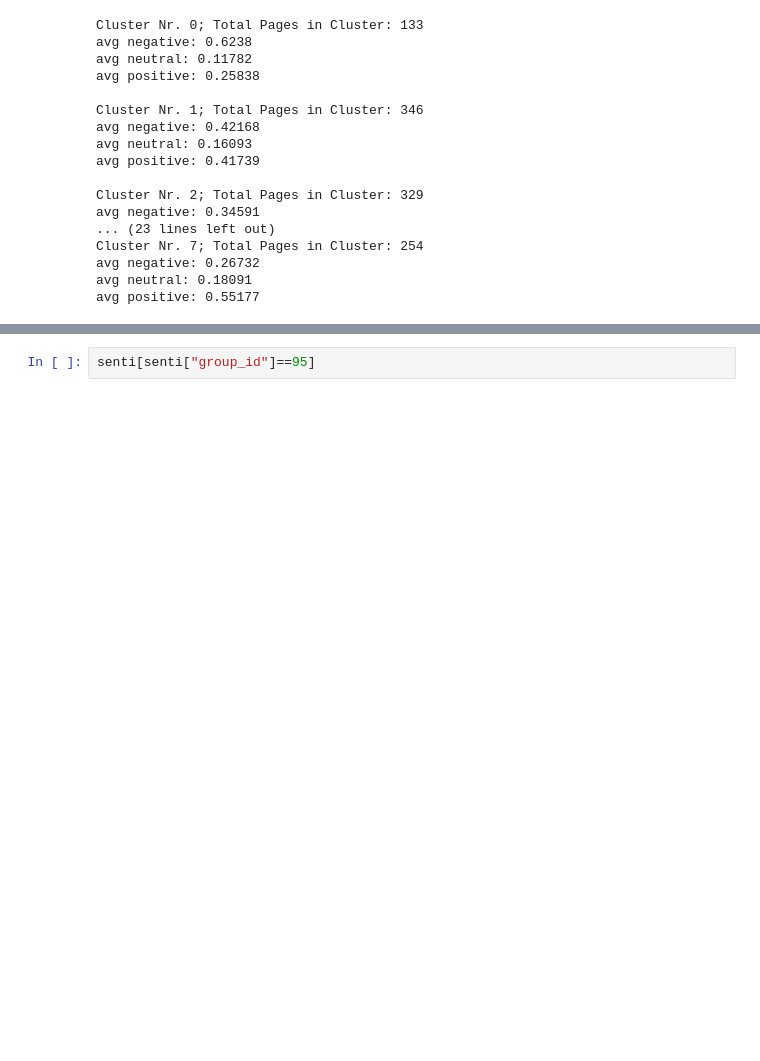
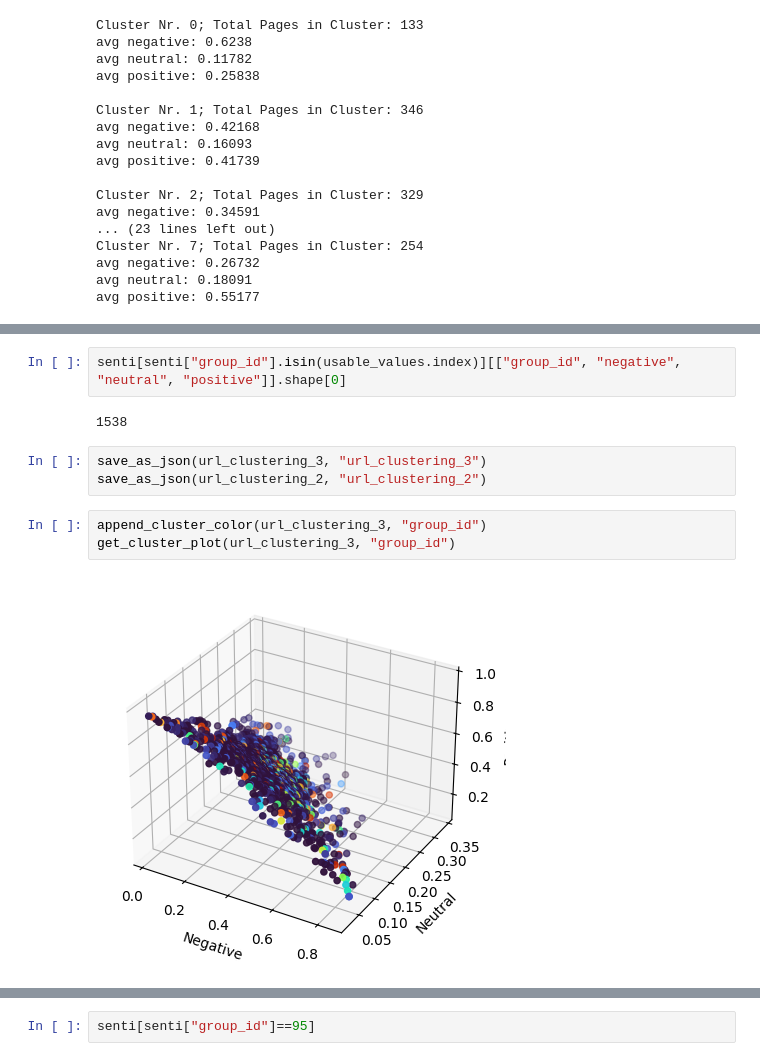
Before and after one commit to rmnrth4/wbth-project, a Jupyter notebook: sentiment-analyser/result_analysis.ipynb, the cells around one changed output, grey strips where cells are left out. Saved outputs shown, nothing was run; the diff lists cells and outputs as text; blank space fills up the shorter version.

```diff
--- a/sentiment-analyser/result_analysis.ipynb
+++ b/sentiment-analyser/result_analysis.ipynb
@@ -651,0 +598,12 @@ Index(['url', 'pagetitle', 'negative', 'neutral', 'positive', 'color', 'text',
+# %%
+senti[senti["group_id"].isin(usable_values.index)][["group_id", "negative", "neutral", "positive"]].shape[0]
+# %% [output]
+1538
+# %%
+save_as_json(url_clustering_3, "url_clustering_3")
+save_as_json(url_clustering_2, "url_clustering_2")
+# %%
+append_cluster_color(url_clustering_3, "group_id")
+get_cluster_plot(url_clustering_3, "group_id")
+# %% [output]
+[figure, added]
```
Also changed, not shown: parts of 32 cells of this notebook, 15 other files.
